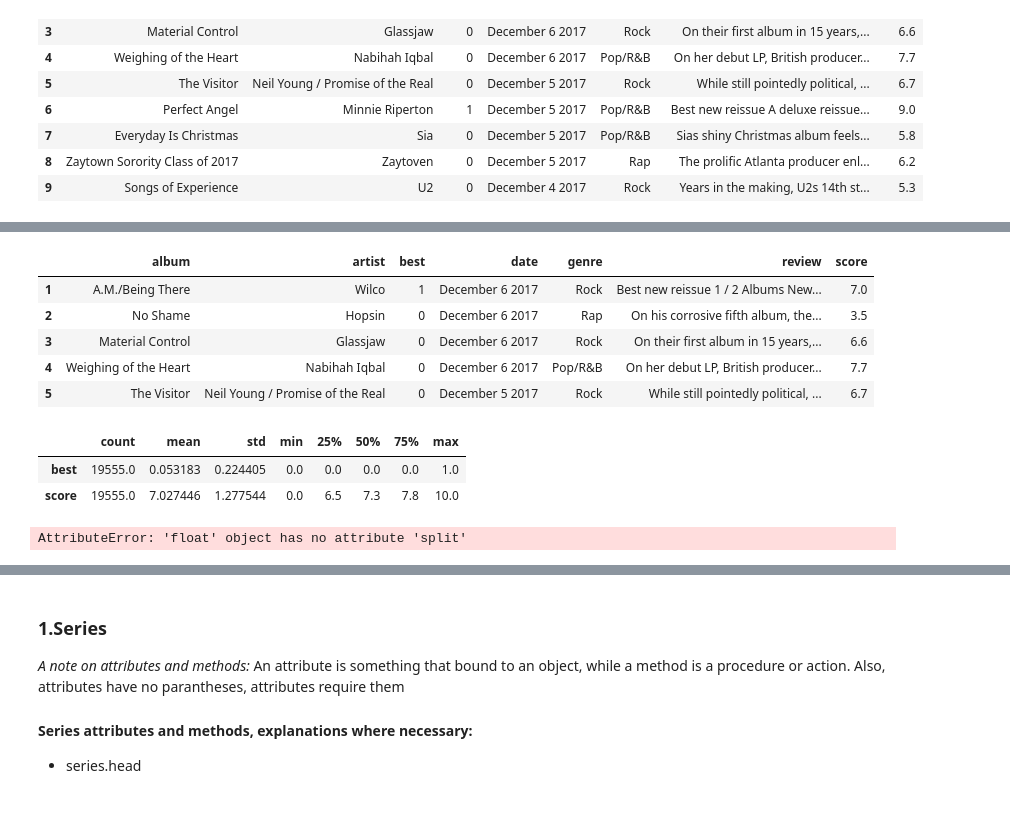
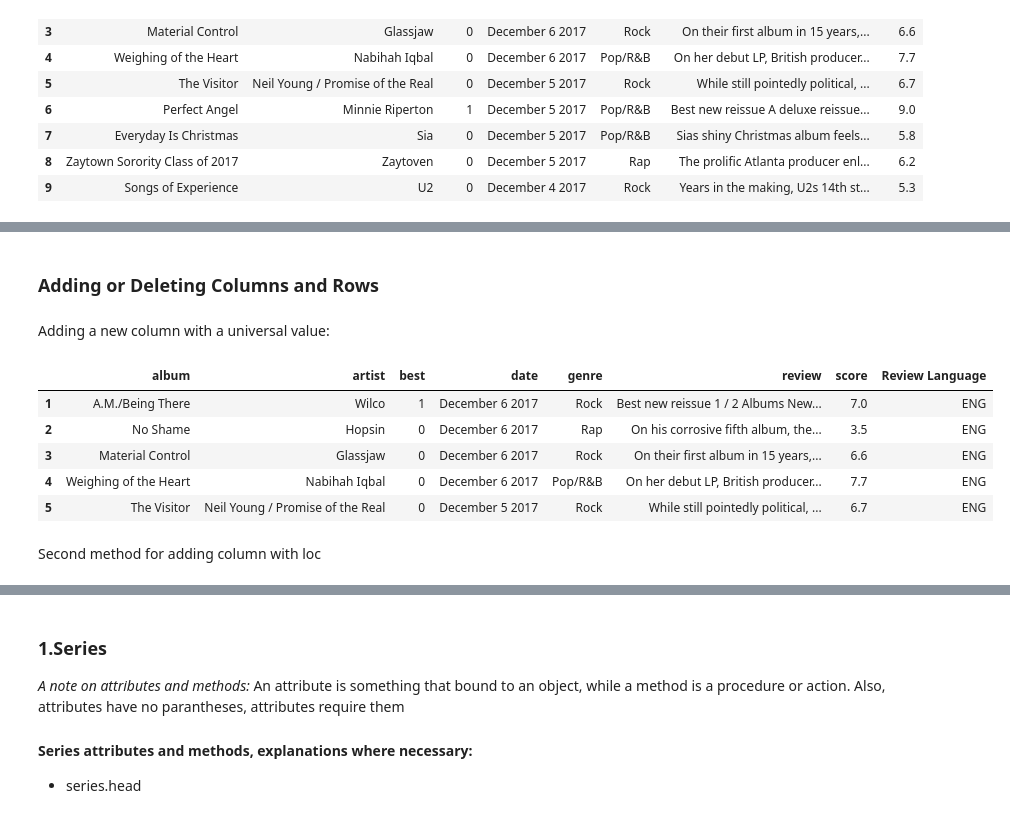
Before and after one commit to rsolter/Udemy-Courses, a Jupyter notebook: Udemy - Data Analysis with Pandas and Python/Summary.ipynb, the cells around one changed output, grey strips where cells are left out. Cells and saved outputs as stored; diff of their text form; code cells hidden in the pictures.

```diff
--- a/Udemy - Data Analysis with Pandas and Python/Summary.ipynb
+++ b/Udemy - Data Analysis with Pandas and Python/Summary.ipynb
@@ -125,15 +195,14 @@ p4k.iloc[0:9]
+# %% [markdown]
+### Adding or Deleting Columns and Rows
+# %% [markdown]
+Adding a new column with a universal value:
 # %%
+p4k["Review Language"] = 'ENG'
 p4k.head()
 # %% [output]
-|  | album | artist | best | date | genre | review | score |
-| 1 | A.M./Being There | Wilco | 1 | December 6 2017 | Rock | Best new reissue 1 / 2 Albums New... | 7.0 |
-| 2 | No Shame | Hopsin | 0 | December 6 2017 | Rap | On his corrosive fifth album, the... | 3.5 |
-| 3 | Material Control | Glassjaw | 0 | December 6 2017 | Rock | On their first album in 15 years,... | 6.6 |
-| 4 | Weighing of the Heart | Nabihah Iqbal | 0 | December 6 2017 | Pop/R&B | On her debut LP, British producer... | 7.7 |
-| 5 | The Visitor | Neil Young / Promise of the Real | 0 | December 5 2017 | Rock | While still pointedly political, ... | 6.7 |
+|  | album | artist | best | date | genre | review | score | Review Language |
+| 1 | A.M./Being There | Wilco | 1 | December 6 2017 | Rock | Best new reissue 1 / 2 Albums New... | 7.0 | ENG |
+| 2 | No Shame | Hopsin | 0 | December 6 2017 | Rap | On his corrosive fifth album, the... | 3.5 | ENG |
+| 3 | Material Control | Glassjaw | 0 | December 6 2017 | Rock | On their first album in 15 years,... | 6.6 | ENG |
+| 4 | Weighing of the Heart | Nabihah Iqbal | 0 | December 6 2017 | Pop/R&B | On her debut LP, British producer... | 7.7 | ENG |
+| 5 | The Visitor | Neil Young / Promise of the Real | 0 | December 5 2017 | Rock | While still pointedly political, ... | 6.7 | ENG |
-# %%
-p4k.describe().transpose()
-# %% [output]
-|  | count | mean | std | min | 25% | 50% | 75% | max |
-| best | 19555.0 | 0.053183 | 0.224405 | 0.0 | 0.0 | 0.0 | 0.0 | 1.0 |
-| score | 19555.0 | 7.027446 | 1.277544 | 0.0 | 6.5 | 7.3 | 7.8 | 10.0 |
@@ -142,9 +209,2 @@ reviews = p4k['review']
-# %%
-ReviewWordCount = []
-
-for i in range(1,len(reviews)):
-    WordCount = len(reviews[i].split())
-    #print(WordCount)
-    ReviewWordCount.append(WordCount)
-# %% [output]
-AttributeError: 'float' object has no attribute 'split'
+# %% [markdown]
+Second method for adding column with loc
```
Also changed, not shown: parts of 64 cells of this notebook, 1 other file.
